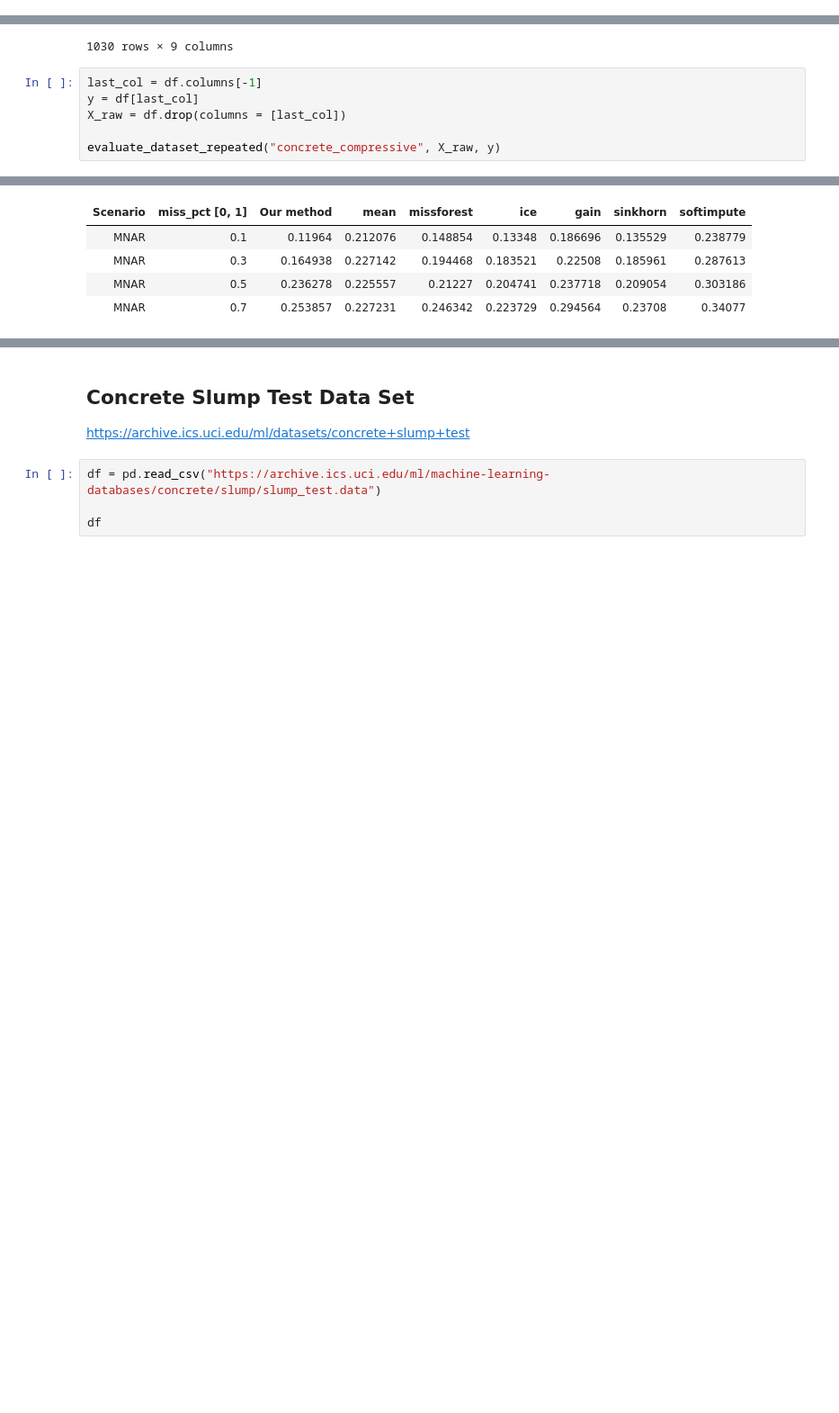
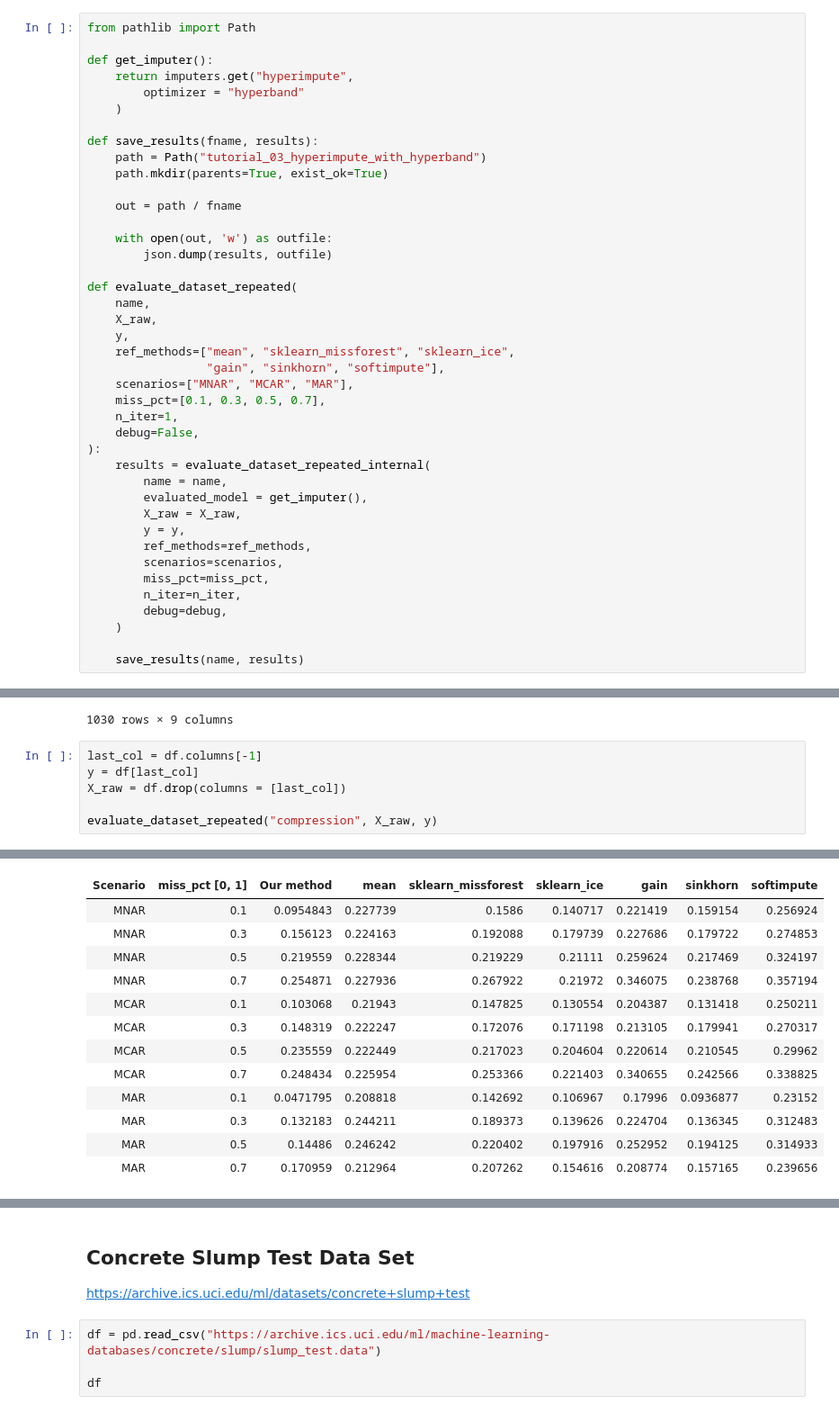
Before and after one commit to vanderschaarlab/hyperimpute, a Jupyter notebook: tutorials/tutorial_03_hyperimpute_with_hyperband.ipynb, the cells around one changed output, grey strips where cells are left out. Shown: that part at 90% size. Cells and saved outputs as stored; diff of their text form; blank space fills up the shorter version.

```diff
--- a/tutorials/tutorial_03_hyperimpute_with_hyperband.ipynb
+++ b/tutorials/tutorial_03_hyperimpute_with_hyperband.ipynb
@@ -55,3 +34,44 @@ def evaluate_dataset_repeated(
+# %%
+from pathlib import Path
+
+def get_imputer():
+    return imputers.get("hyperimpute",
+        optimizer = "hyperband"
+    )
+
+def save_results(fname, results):
+    path = Path("tutorial_03_hyperimpute_with_hyperband")
+    path.mkdir(parents=True, exist_ok=True)
+
+    out = path / fname
+
+    with open(out, 'w') as outfile:
+        json.dump(results, outfile)
+
+def evaluate_dataset_repeated(
+    name,
+    X_raw,
+    y,
+    ref_methods=["mean", "sklearn_missforest", "sklearn_ice",
+                 "gain", "sinkhorn", "softimpute"],
+    scenarios=["MNAR", "MCAR", "MAR"],
+    miss_pct=[0.1, 0.3, 0.5, 0.7],
+    n_iter=1,
+    debug=False,
+):
+    results = evaluate_dataset_repeated_internal(
+        name = name,
+        evaluated_model = get_imputer(),
+        X_raw = X_raw,
+        y = y,
+        ref_methods=ref_methods,
+        scenarios=scenarios,
+        miss_pct=miss_pct,
+        n_iter=n_iter,
+        debug=debug,
+    )
+
+    save_results(name, results)
 # %% [markdown]
 ## Sanity check in  debug mode
 # %%
@@ -448,5 +543,5 @@ last_col = df.columns[-1]
 y = df[last_col]
 X_raw = df.drop(columns = [last_col])
 
-evaluate_dataset_repeated("concrete_compressive", X_raw, y)
+evaluate_dataset_repeated("compression", X_raw, y)
 # %% [output]
@@ -453,9 +549,17 @@ evaluate_dataset_repeated("concrete_compressive", X_raw, y)
 RMSE score
-| Scenario | miss_pct [0, 1] | Our method | mean | missforest | ice | gain | sinkhorn | softimpute |
-| MNAR | 0.1 | 0.11964 | 0.212076 | 0.148854 | 0.13348 | 0.186696 | 0.135529 | 0.238779 |
-| MNAR | 0.3 | 0.164938 | 0.227142 | 0.194468 | 0.183521 | 0.22508 | 0.185961 | 0.287613 |
-| MNAR | 0.5 | 0.236278 | 0.225557 | 0.21227 | 0.204741 | 0.237718 | 0.209054 | 0.303186 |
-| MNAR | 0.7 | 0.253857 | 0.227231 | 0.246342 | 0.223729 | 0.294564 | 0.23708 | 0.34077 |
+| Scenario | miss_pct [0, 1] | Our method | mean | sklearn_missforest | sklearn_ice | gain | sinkhorn | softimpute |
+| MNAR | 0.1 | 0.0954843 | 0.227739 | 0.1586 | 0.140717 | 0.221419 | 0.159154 | 0.256924 |
+| MNAR | 0.3 | 0.156123 | 0.224163 | 0.192088 | 0.179739 | 0.227686 | 0.179722 | 0.274853 |
+| MNAR | 0.5 | 0.219559 | 0.228344 | 0.219229 | 0.21111 | 0.259624 | 0.217469 | 0.324197 |
+| MNAR | 0.7 | 0.254871 | 0.227936 | 0.267922 | 0.21972 | 0.346075 | 0.238768 | 0.357194 |
+| MCAR | 0.1 | 0.103068 | 0.21943 | 0.147825 | 0.130554 | 0.204387 | 0.131418 | 0.250211 |
+| MCAR | 0.3 | 0.148319 | 0.222247 | 0.172076 | 0.171198 | 0.213105 | 0.179941 | 0.270317 |
+| MCAR | 0.5 | 0.235559 | 0.222449 | 0.217023 | 0.204604 | 0.220614 | 0.210545 | 0.29962 |
+| MCAR | 0.7 | 0.248434 | 0.225954 | 0.253366 | 0.221403 | 0.340655 | 0.242566 | 0.338825 |
+| MAR | 0.1 | 0.0471795 | 0.208818 | 0.142692 | 0.106967 | 0.17996 | 0.0936877 | 0.23152 |
+| MAR | 0.3 | 0.132183 | 0.244211 | 0.189373 | 0.139626 | 0.224704 | 0.136345 | 0.312483 |
+| MAR | 0.5 | 0.14486 | 0.246242 | 0.220402 | 0.197916 | 0.252952 | 0.194125 | 0.314933 |
+| MAR | 0.7 | 0.170959 | 0.212964 | 0.207262 | 0.154616 | 0.208774 | 0.157165 | 0.239656 |
 ==========================================================
 
 Wasserstein score
```
Also changed, not shown: parts of 42 cells of this notebook.
